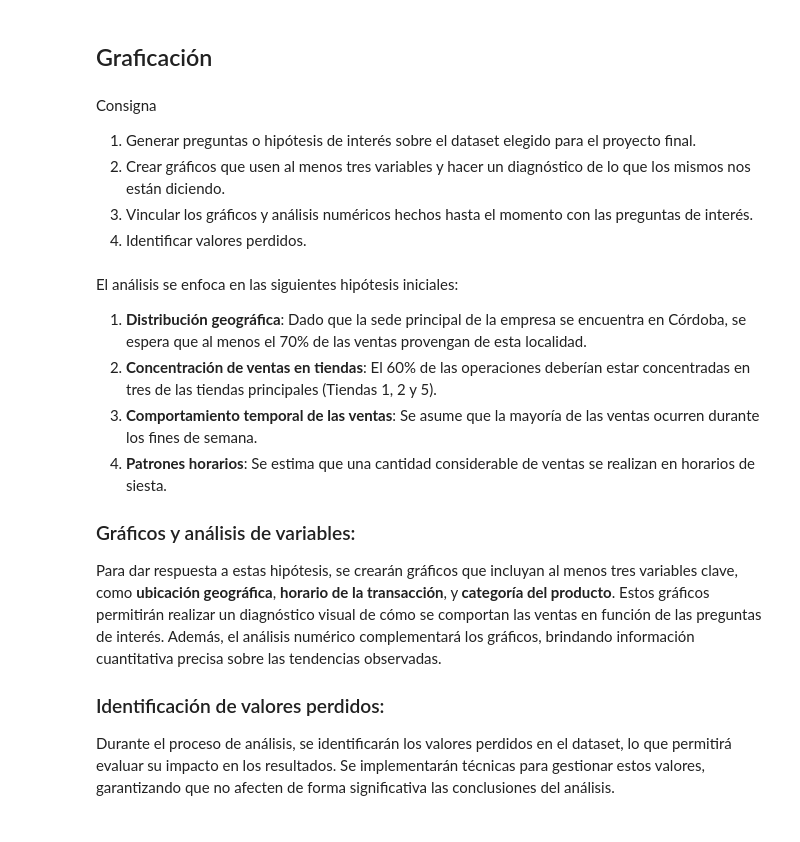
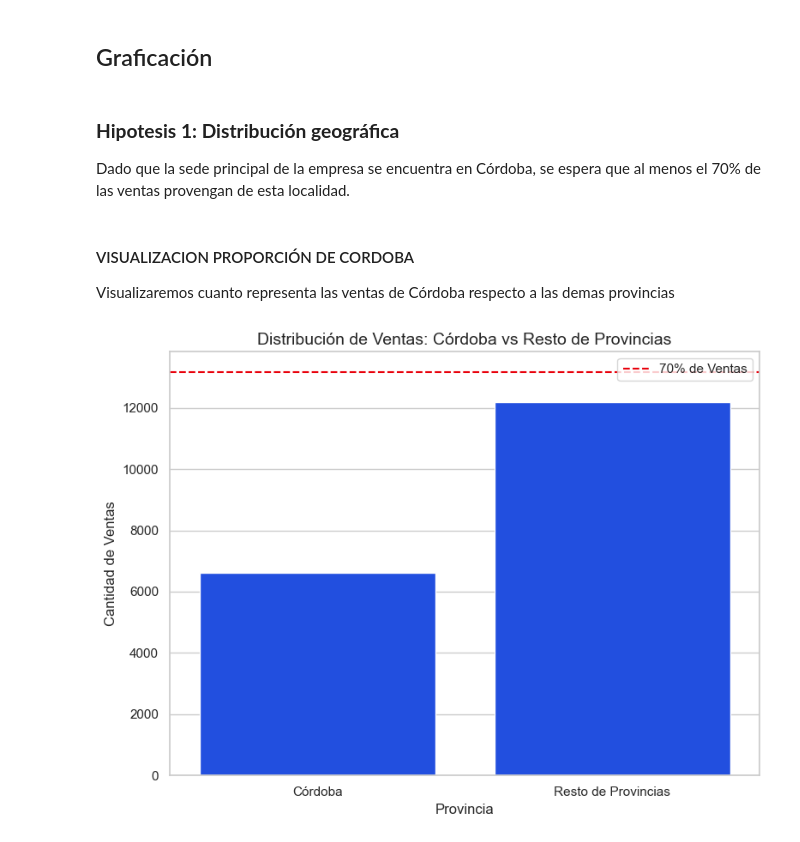
Before and after one commit to gustsirt/dataScience, a Jupyter notebook: Avance 1.ipynb, the cells around one changed output. Cells and saved outputs as stored; diff of their text form; code cells hidden in the pictures.

```diff
--- a/Avance 1.ipynb
+++ b/Avance 1.ipynb
@@ -68,4 +68,8 @@ import unidecode
 import matplotlib.pyplot as plt
 import seaborn as sns
 
+# Selección de area local
 locale.setlocale(locale.LC_TIME, 'Spanish_Argentina.1252')
+
+# selección de paleta de color
+sns.set_theme(style="whitegrid", palette="bright")
@@ -464,25 +487,36 @@ Procentaje del Grupo 1: 71.4
 El porcentaje del Grupo de tiendas 1 supera al esperado
 # %% [markdown]
 ## Graficación
-# %% [markdown]
-Consigna
-
-1. Generar preguntas o hipótesis de interés sobre el dataset elegido para el proyecto final.
-2. Crear gráficos que usen al menos tres variables y hacer un diagnóstico de lo que los mismos nos están diciendo.
-3. Vincular los gráficos y análisis numéricos hechos hasta el momento con las preguntas de interés.
-4. Identificar valores perdidos.
-# %% [markdown]
-El análisis se enfoca en las siguientes hipótesis iniciales:
-
-1. **Distribución geográfica**: Dado que la sede principal de la empresa se encuentra en Córdoba, se espera que al menos el 70% de las ventas provengan de esta localidad.
-2. **Concentración de ventas en tiendas**: El 60% de las operaciones deberían estar concentradas en tres de las tiendas principales (Tiendas 1, 2 y 5).
-3. **Comportamiento temporal de las ventas**: Se asume que la mayoría de las ventas ocurren durante los fines de semana.
-4. **Patrones horarios**: Se estima que una cantidad considerable de ventas se realizan en horarios de siesta.
-
-### Gráficos y análisis de variables:
-
-Para dar respuesta a estas hipótesis, se crearán gráficos que incluyan al menos tres variables clave, como **ubicación geográfica**, **horario de la transacción**, y **categoría del producto**. Estos gráficos permitirán realizar un diagnóstico visual de cómo se comportan las ventas en función de las preguntas de interés. Además, el análisis numérico complementará los gráficos, brindando información cuantitativa precisa sobre las tendencias observadas.
-
-### Identificación de valores perdidos:
-
-Durante el proceso de análisis, se identificarán los valores perdidos en el dataset, lo que permitirá evaluar su impacto en los resultados. Se implementarán técnicas para gestionar estos valores, garantizando que no afecten de forma significativa las conclusiones del análisis.
+# %% [markdown]
+### **Hipotesis 1: Distribución geográfica**
+Dado que la sede principal de la empresa se encuentra en Córdoba, se espera que al menos el 70% de las ventas provengan de esta localidad.
+# %% [markdown]
+#### VISUALIZACION PROPORCIÓN DE CORDOBA
+Visualizaremos cuanto representa las ventas de Córdoba respecto a las demas provincias
+# %%
+# Filtrar por provincia y contar las ventas
+ventas_por_provincia = pedidos['Provincia'].value_counts()
+
+# Separar Córdoba y agrupar el resto como "Resto de Provincias"
+ventas_cordoba = ventas_por_provincia['Córdoba']
+resto_provincias = ventas_por_provincia.drop('Córdoba').sum()
+
+# Crear un nuevo Series con Córdoba y el resto
+ventas_agrupadas = pd.Series([ventas_cordoba, resto_provincias], index=['Córdoba', 'Resto de Provincias'])
+
+# Cambiar el tema de seaborn a uno más colorido
+sns.set_theme(style="whitegrid", palette="bright")
+
+# Crear el gráfico de barras
+plt.figure(figsize=(8, 6))
+sns.barplot(x=ventas_agrupadas.index, y=ventas_agrupadas.values)
+plt.title('Distribución de Ventas: Córdoba vs Resto de Provincias', fontsize=14)
+plt.xlabel('Provincia', fontsize=12)
+plt.ylabel('Cantidad de Ventas', fontsize=12)
+plt.axhline(y=len(pedidos) * 0.7, color='r', linestyle='--', label='70% de Ventas')  # Línea de referencia 70%
+
+plt.legend()
+plt.tight_layout()
+plt.show()
+# %% [output]
+[figure, added]
```
Also changed, not shown: parts of 13 cells of this notebook, 2 other files.
